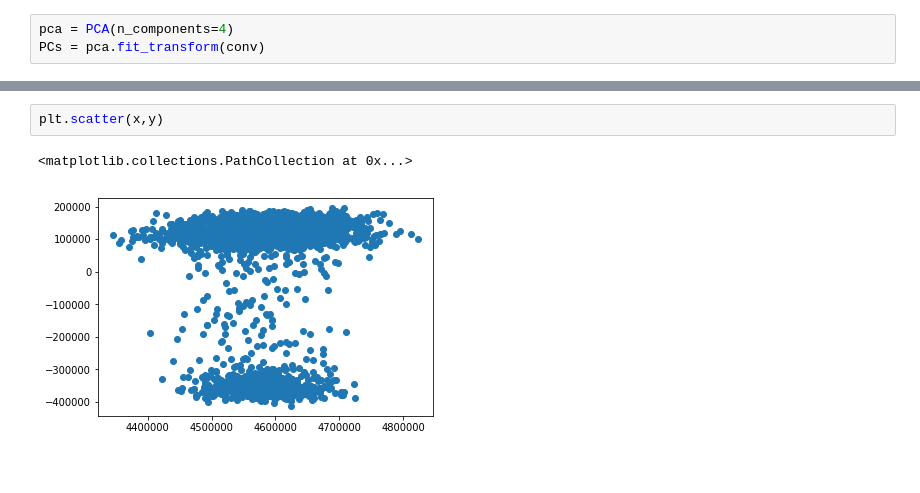
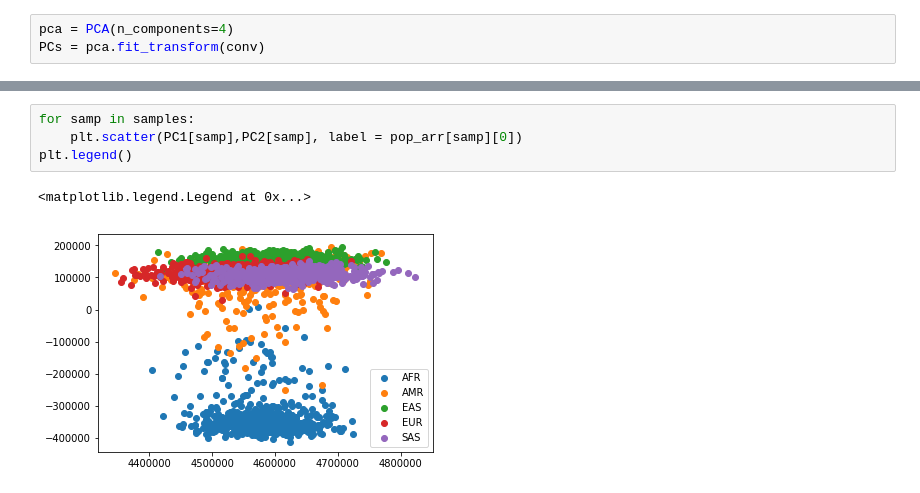
Before and after one commit to chrisporras/1000Genomes-PCA, a Jupyter notebook: 1000Genomes-PCA-Analysis.ipynb, the cells around one changed output, grey strips where cells are left out. Cells and saved outputs as stored; diff of their text form.

```diff
--- a/1000Genomes-PCA-Analysis.ipynb
+++ b/1000Genomes-PCA-Analysis.ipynb
@@ -122,5 +165,7 @@ ax.scatter3D(x,y,z)
-# %%
-plt.scatter(x,y)
-# %% [output]
-<matplotlib.collections.PathCollection at 0x...>
-[figure, removed]
+# %%
+for samp in samples:
+    plt.scatter(PC1[samp],PC2[samp], label = pop_arr[samp][0])
+plt.legend()
+# %% [output]
+<matplotlib.legend.Legend at 0x...>
+[figure, added]
```
Also changed, not shown: parts of 38 cells of this notebook, 2 other files.
